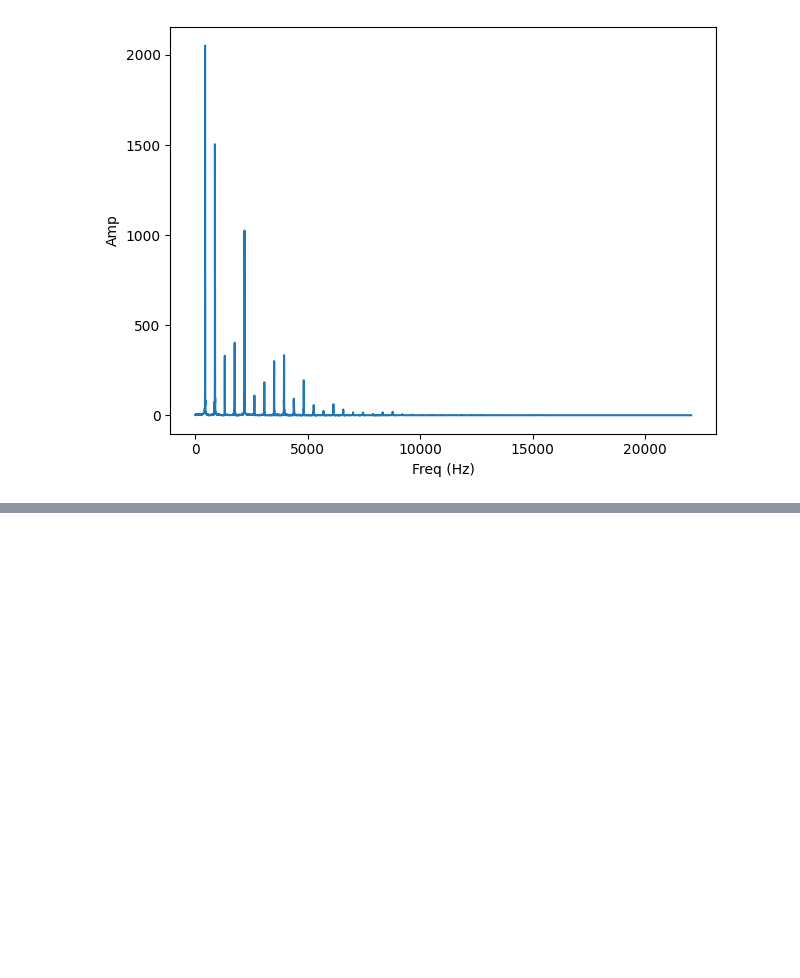
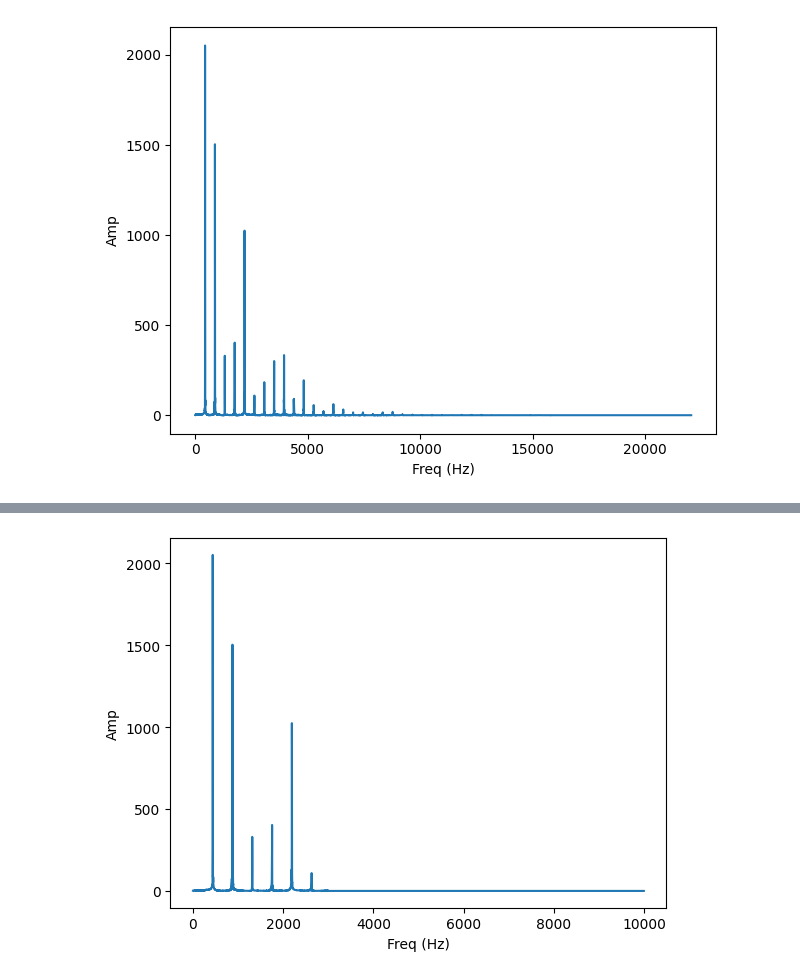
Before and after one commit to damiansp/completePython, a Jupyter notebook: dsp/1_sounds_and_signals/3_signals.ipynb, the cells around one changed output, grey strips where cells are left out. Saved outputs shown, nothing was run; the diff lists cells and outputs as text; code cells hidden in the pictures; blank space fills up the shorter version.

```diff
--- a/dsp/1_sounds_and_signals/3_signals.ipynb
+++ b/dsp/1_sounds_and_signals/3_signals.ipynb
@@ -180,0 +185,5 @@ NameError: name 'find_index' is not defined
+# %%
+spectrum.plot(high=10_000)
+plt.xlabel('Freq (Hz)');
+# %% [output]
+[figure, added]
```
Also changed, not shown: parts of 13 cells of this notebook, 1 other file.
